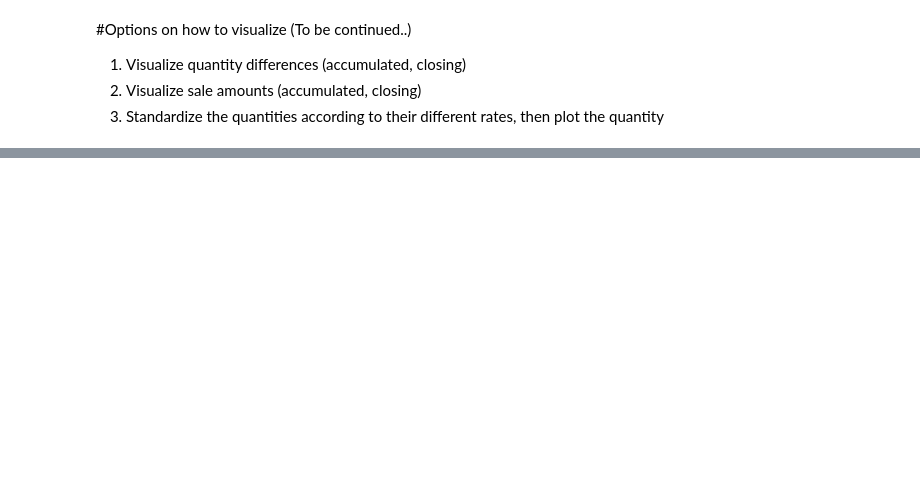
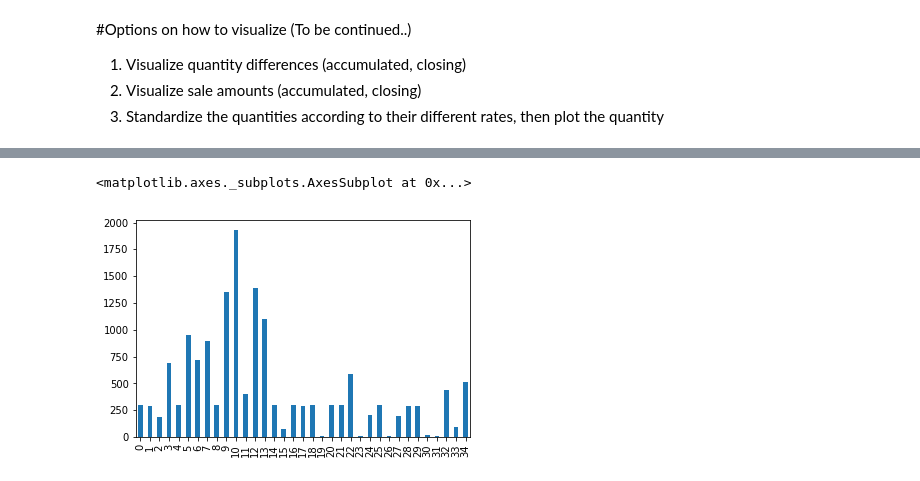
Before and after one commit to Soph-ie/AtlasTyres, a Jupyter notebook: Atlas_tyres.ipynb, the cells around one changed output, grey strips where cells are left out. Saved outputs shown, nothing was run; the diff lists cells and outputs as text; code cells hidden in the pictures; blank space fills up the shorter version.

```diff
--- a/Atlas_tyres.ipynb
+++ b/Atlas_tyres.ipynb
@@ -202,0 +199,5 @@ display_all(df.head(5))
+# %%
+df['Accumulated'].plot.bar(stacked=True)
+# %% [output]
+<matplotlib.axes._subplots.AxesSubplot at 0x...>
+[figure, added]
```
Also changed, not shown: parts of 13 cells of this notebook.
